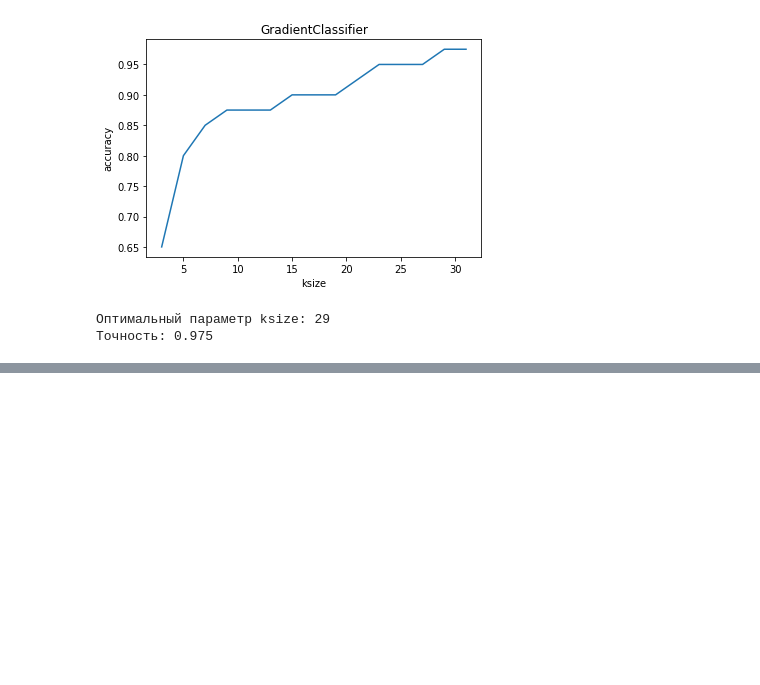
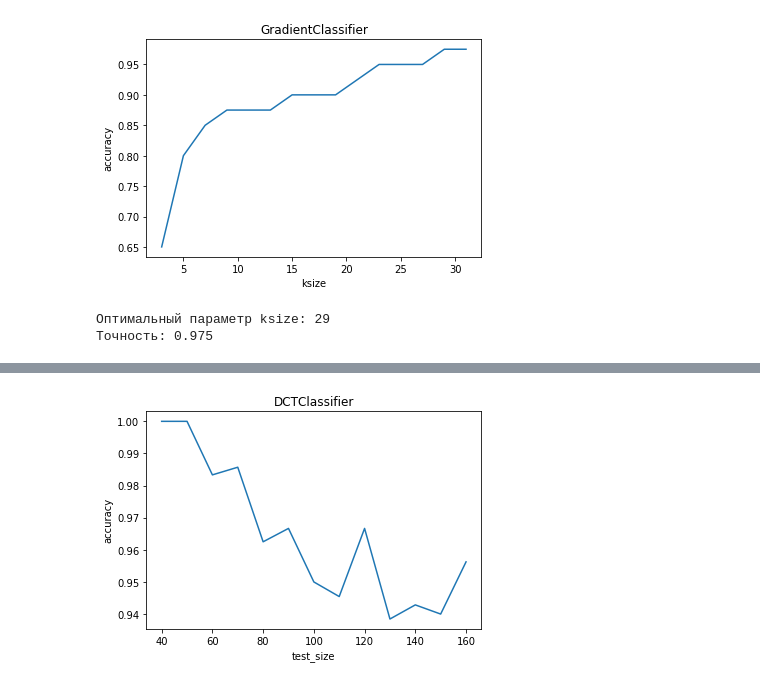
Before and after one commit to greav/Biometrics, a Jupyter notebook: Biometrics.ipynb, the cells around one changed output, grey strips where cells are left out. Saved outputs shown, nothing was run; the diff lists cells and outputs as text; code cells hidden in the pictures; blank space fills up the shorter version.

```diff
--- a/Biometrics.ipynb
+++ b/Biometrics.ipynb
@@ -529,0 +649,4 @@ print('Точность:', max(accuracies))
+# %%
+plot_test_acc(range(40, 170, 10), dct_scores, 'DCTClassifier')
+# %% [output]
+[figure, added]
```
Also changed, not shown: parts of 17 cells of this notebook.
